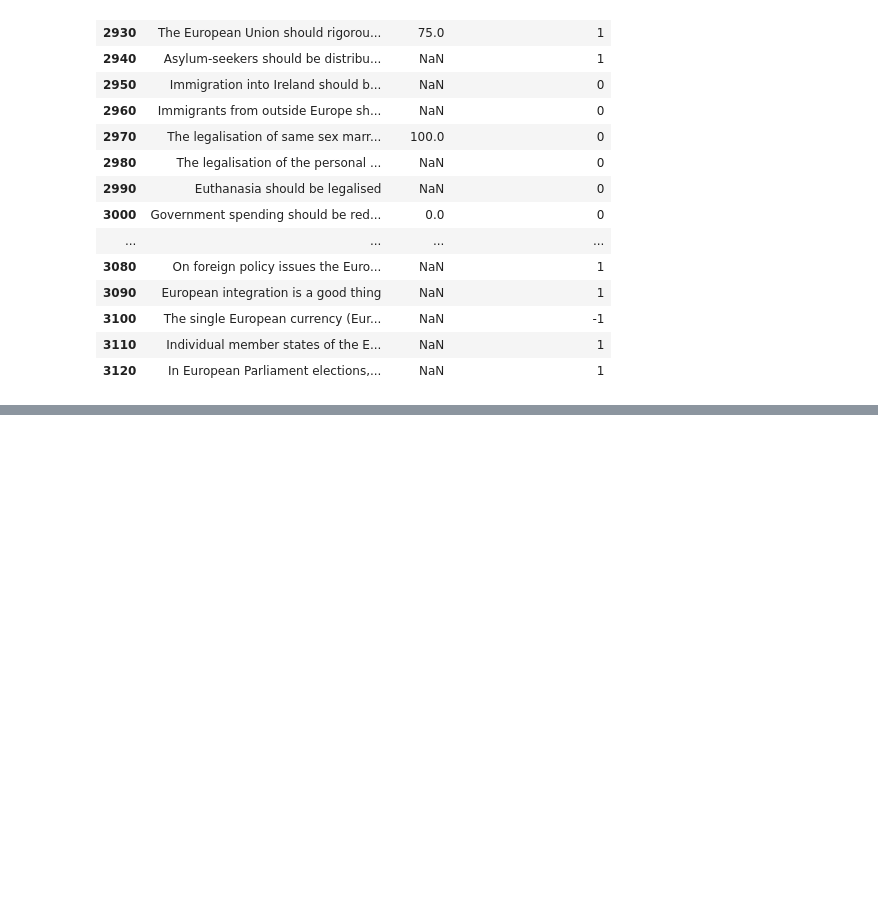
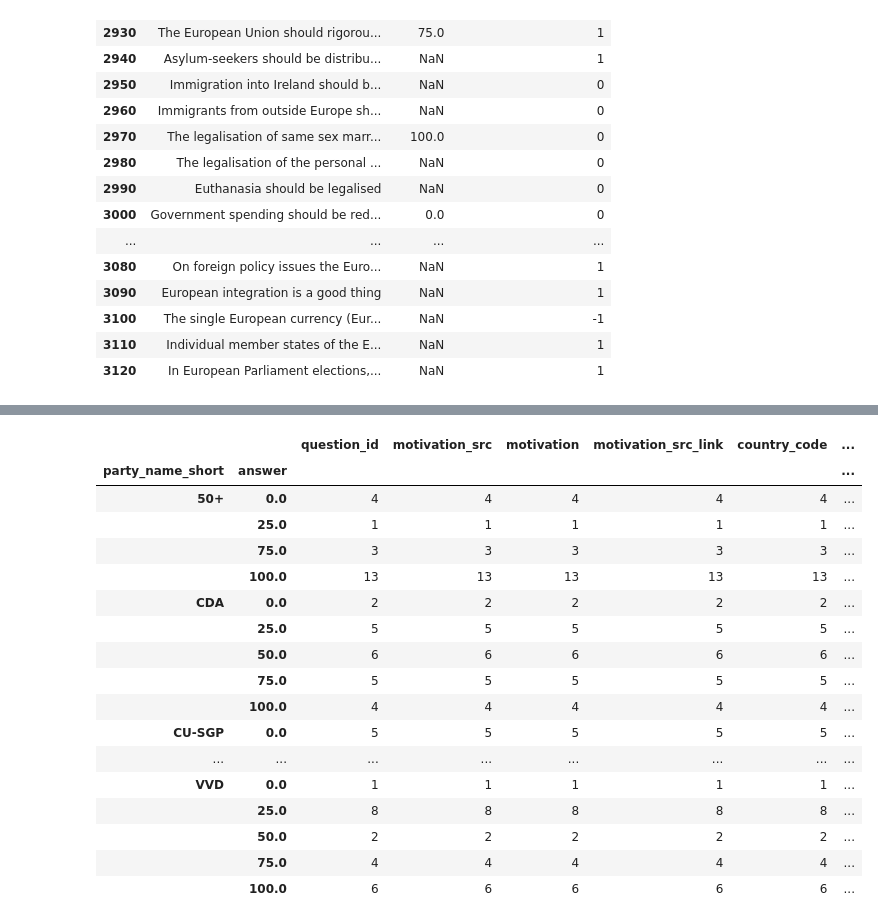
Before and after one commit to janwillemtulp/vote-eu, a Jupyter notebook: prep/prep.ipynb, the cells around one changed output, grey strips where cells are left out. Drawn from its saved outputs; the diff is of its cells as text; code cells hidden in the pictures; blank space fills up the shorter version.

Commit message:
missing aggree / disagree positions marked + making your own answer selection

```diff
--- a/prep/prep.ipynb
+++ b/prep/prep.ipynb
@@ -183,0 +153,21 @@ array([[u'Asylum-seekers should be distributed proportionally among European Uni
+# %%
+full[full.country_code == 'NL'].groupby(['party_name_short', 'answer']).count()
+# %% [output]
+|  |  | question_id | motivation_src | motivation | motivation_src_link | country_code | ... |
+| party_name_short | answer |  |  |  |  |  | ... |
+| 50+ | 0.0 | 4 | 4 | 4 | 4 | 4 | ... |
+|  | 25.0 | 1 | 1 | 1 | 1 | 1 | ... |
+|  | 75.0 | 3 | 3 | 3 | 3 | 3 | ... |
+|  | 100.0 | 13 | 13 | 13 | 13 | 13 | ... |
+| CDA | 0.0 | 2 | 2 | 2 | 2 | 2 | ... |
+|  | 25.0 | 5 | 5 | 5 | 5 | 5 | ... |
+|  | 50.0 | 6 | 6 | 6 | 6 | 6 | ... |
+|  | 75.0 | 5 | 5 | 5 | 5 | 5 | ... |
+|  | 100.0 | 4 | 4 | 4 | 4 | 4 | ... |
+| CU-SGP | 0.0 | 5 | 5 | 5 | 5 | 5 | ... |
+| ... | ... | ... | ... | ... | ... | ... | ... |
+| VVD | 0.0 | 1 | 1 | 1 | 1 | 1 | ... |
+|  | 25.0 | 8 | 8 | 8 | 8 | 8 | ... |
+|  | 50.0 | 2 | 2 | 2 | 2 | 2 | ... |
+|  | 75.0 | 4 | 4 | 4 | 4 | 4 | ... |
+|  | 100.0 | 6 | 6 | 6 | 6 | 6 | ... |
```
Also changed, not shown: parts of 3 cells of this notebook, 6 other files.
